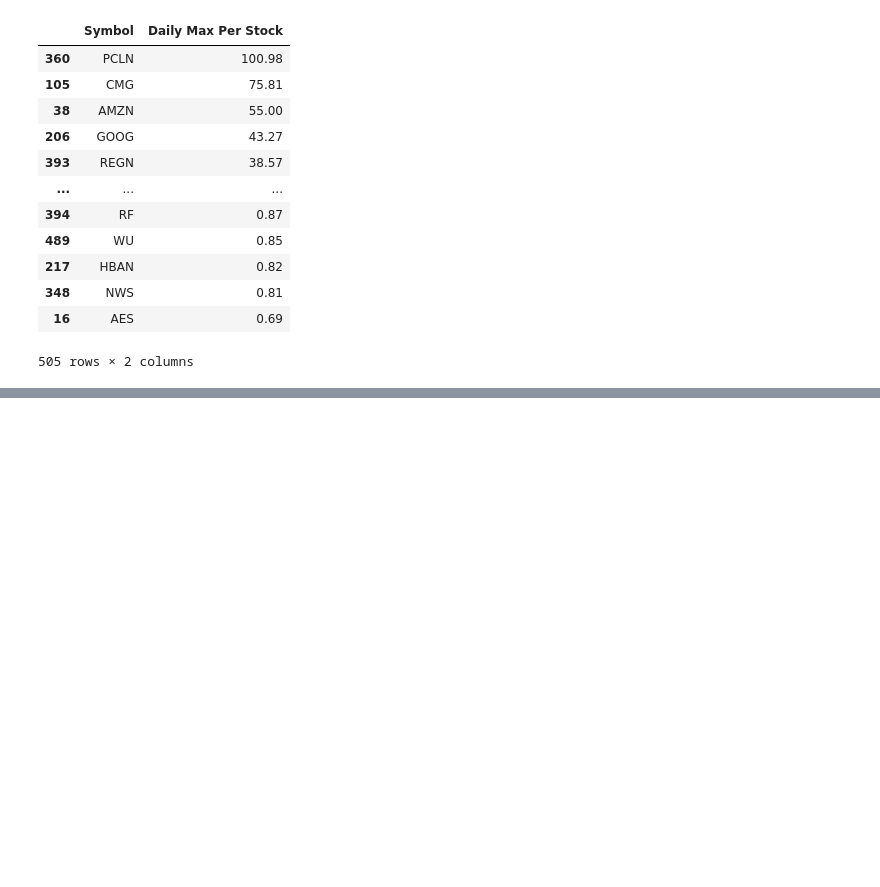
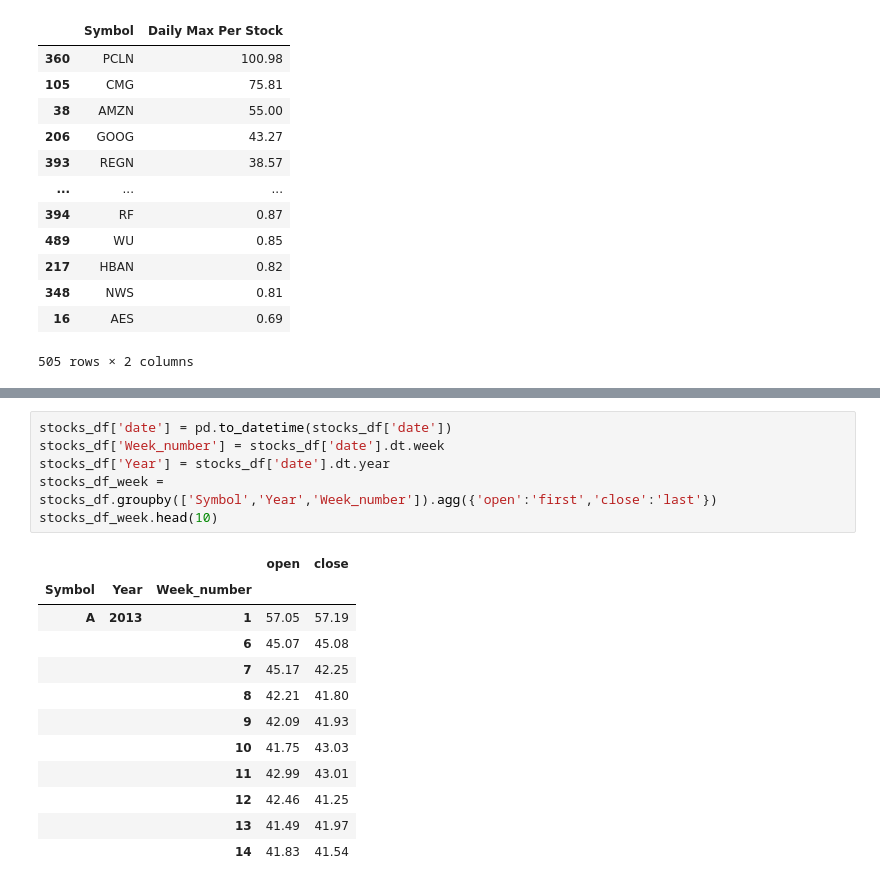
Before and after one commit to Jdshah06/S-P-500-Stock-Analysis, a Jupyter notebook: Project Test.ipynb, the cells around one changed output, grey strips where cells are left out. Cells and saved outputs as stored; diff of their text form; blank space fills up the shorter version.

```diff
--- a/Project Test.ipynb
+++ b/Project Test.ipynb
@@ -264,0 +103,19 @@ industry_df.head()
+# %%
+stocks_df['date'] = pd.to_datetime(stocks_df['date'])
+stocks_df['Week_number'] = stocks_df['date'].dt.week
+stocks_df['Year'] = stocks_df['date'].dt.year
+stocks_df_week = stocks_df.groupby(['Symbol','Year','Week_number']).agg({'open':'first','close':'last'})
+stocks_df_week.head(10)
+# %% [output]
+|  |  |  | open | close |
+| Symbol | Year | Week_number |  |  |
+| A | 2013 | 1 | 57.05 | 57.19 |
+|  |  | 6 | 45.07 | 45.08 |
+|  |  | 7 | 45.17 | 42.25 |
+|  |  | 8 | 42.21 | 41.80 |
+|  |  | 9 | 42.09 | 41.93 |
+|  |  | 10 | 41.75 | 43.03 |
+|  |  | 11 | 42.99 | 43.01 |
+|  |  | 12 | 42.46 | 41.25 |
+|  |  | 13 | 41.49 | 41.97 |
+|  |  | 14 | 41.83 | 41.54 |
```
Also changed, not shown: parts of 23 cells of this notebook, 1 other file.
